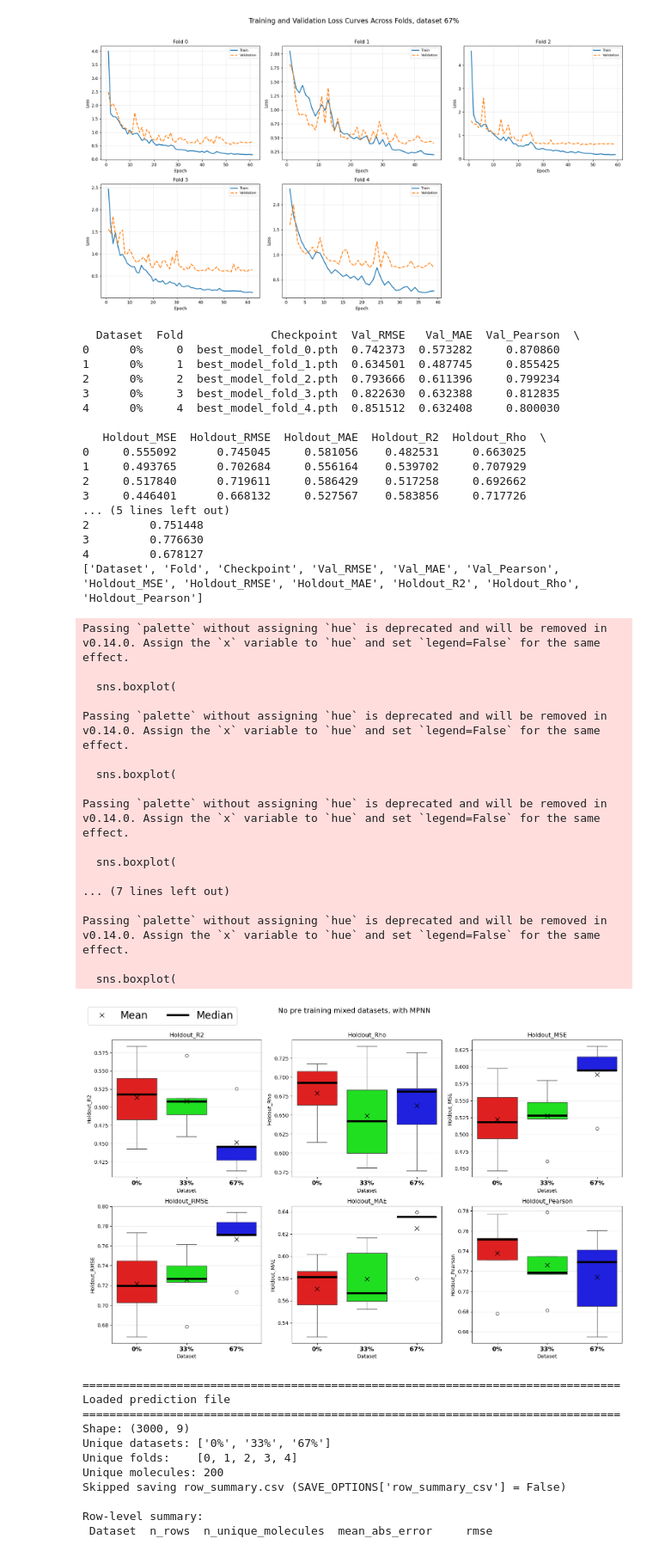
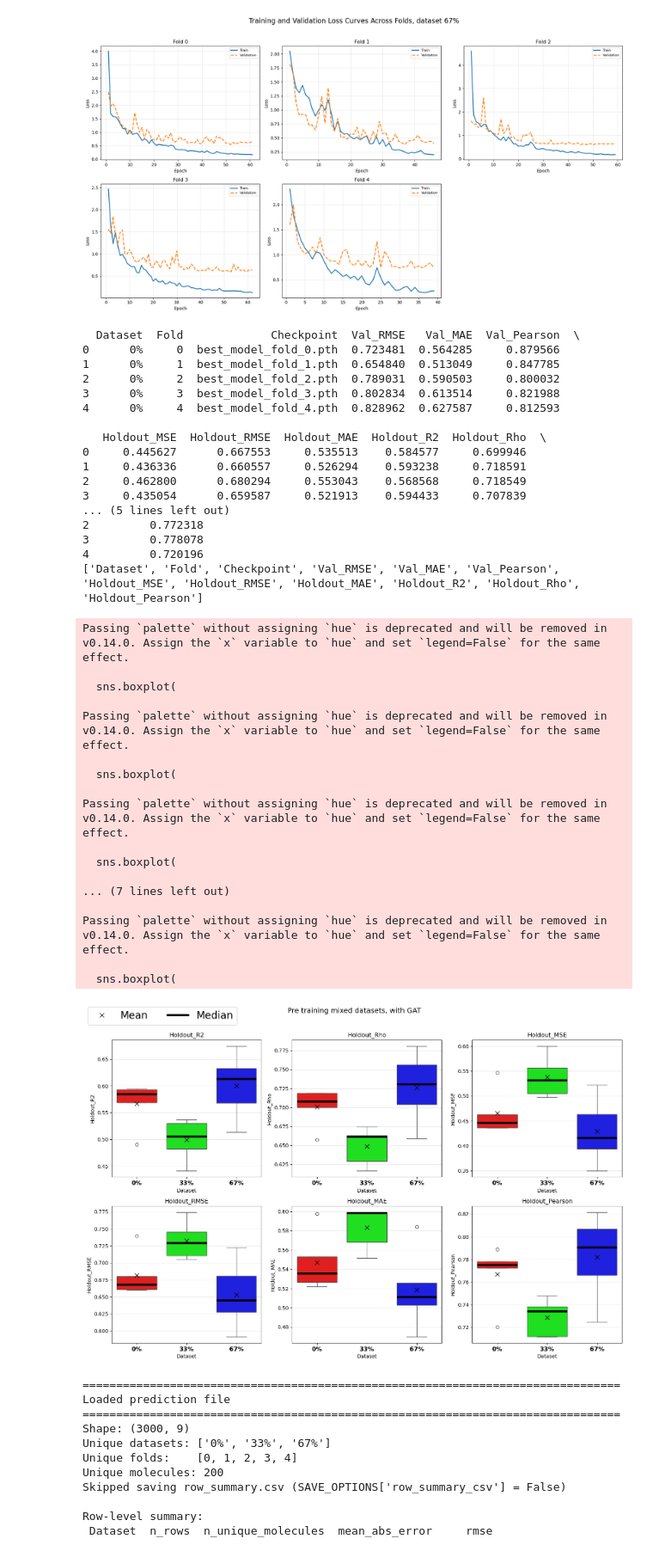
Before and after one commit to johanbaumann/dat675_project, a Jupyter notebook: model/viz.ipynb, the cells around one changed output. Shown at 86% size. Drawn from its saved outputs; the diff is of its cells as text; code cells hidden in the pictures.

```diff
--- a/model/viz.ipynb
+++ b/model/viz.ipynb
@@ -323,56 +323,56 @@ What presentage synthetic they are from is in:
 Dataset: "0%", "33%", "67%"
 """
 
-folder = "no_pretrain"
-results = "MPNN_results_heldout_set.csv"
-#title = "Pre training on synthetic sizes, with GAT"
-title = "No pre training mixed datasets, with MPNN"
-
+folder = "pretrain"
+#results = "MPNN_results_heldout_set.csv"
+results = "gat_results_heldout.csv"
+title = "Pre training on synthetic sizes, with GAT"
+#title = "No_pre_training_mixed_datasets,_with_MPNN"
 results = os.path.join(folder, results)
 df_results = pd.read_csv(results)
 
 print(df_results.head())
 print(df_results.columns.tolist())
 
 names = ["0%", "33%", "67%"]
 
 simple_metric_boxplots(df_results,["Holdout_R2", "Holdout_Rho", "Holdout_MSE","Holdout_RMSE", "Holdout_MAE", "Holdout_Pearson"], title=title, folder=folder)
 # %% [output]
   Dataset  Fold             Checkpoint  Val_RMSE   Val_MAE  Val_Pearson  \
-0      0%     0  best_model_fold_0.pth  0.742373  0.573282     0.870860
-1      0%     1  best_model_fold_1.pth  0.634501  0.487745     0.855425
-2      0%     2  best_model_fold_2.pth  0.793666  0.611396     0.799234
-3      0%     3  best_model_fold_3.pth  0.822630  0.632388     0.812835
-4      0%     4  best_model_fold_4.pth  0.851512  0.632408     0.800030
+0      0%     0  best_model_fold_0.pth  0.723481  0.564285     0.879566
+1      0%     1  best_model_fold_1.pth  0.654840  0.513049     0.847785
+2      0%     2  best_model_fold_2.pth  0.789031  0.590503     0.800032
+3      0%     3  best_model_fold_3.pth  0.802834  0.613514     0.821988
+4      0%     4  best_model_fold_4.pth  0.828962  0.627587     0.812593
 
    Holdout_MSE  Holdout_RMSE  Holdout_MAE  Holdout_R2  Holdout_Rho  \
-0     0.555092      0.745045     0.581056    0.482531     0.663025
-1     0.493765      0.702684     0.556164    0.539702     0.707929
-2     0.517840      0.719611     0.586429    0.517258     0.692662
-3     0.446401      0.668132     0.527567    0.583856     0.717726
+0     0.445627      0.667553     0.535513    0.584577     0.699946
+1     0.436336      0.660557     0.526294    0.593238     0.718591
+2     0.462800      0.680294     0.553043    0.568568     0.718549
+3     0.435054      0.659587     0.521913    0.594433     0.707839
 ... (5 lines left out)
-2         0.751448
-3         0.776630
-4         0.678127
+2         0.772318
+3         0.778078
+4         0.720196
 ['Dataset', 'Fold', 'Checkpoint', 'Val_RMSE', 'Val_MAE', 'Val_Pearson', 'Holdout_MSE', 'Holdout_RMSE', 'Holdout_MAE', 'Holdout_R2', 'Holdout_Rho', 'Holdout_Pearson']
 Passing `palette` without assigning `hue` is deprecated and will be removed in v0.14.0. Assign the `x` variable to `hue` and set `legend=False` for the same effect.
 
   sns.boxplot(
 
 Passing `palette` without assigning `hue` is deprecated and will be removed in v0.14.0. Assign the `x` variable to `hue` and set `legend=False` for the same effect.
 
   sns.boxplot(
 
 Passing `palette` without assigning `hue` is deprecated and will be removed in v0.14.0. Assign the `x` variable to `hue` and set `legend=False` for the same effect.
 
   sns.boxplot(
 
 ... (7 lines left out)
 
 Passing `palette` without assigning `hue` is deprecated and will be removed in v0.14.0. Assign the `x` variable to `hue` and set `legend=False` for the same effect.
 
   sns.boxplot(
-[figure, old version]
+[figure, new version]
 # %%
 # ==============================================================================
 # CHANGELOG
```
